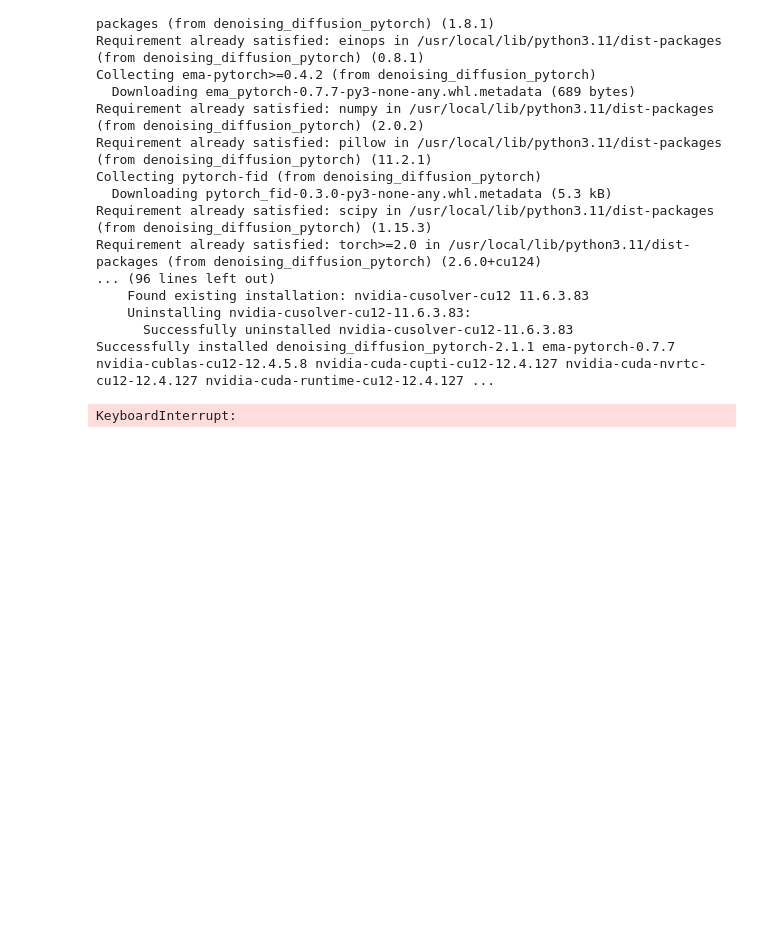
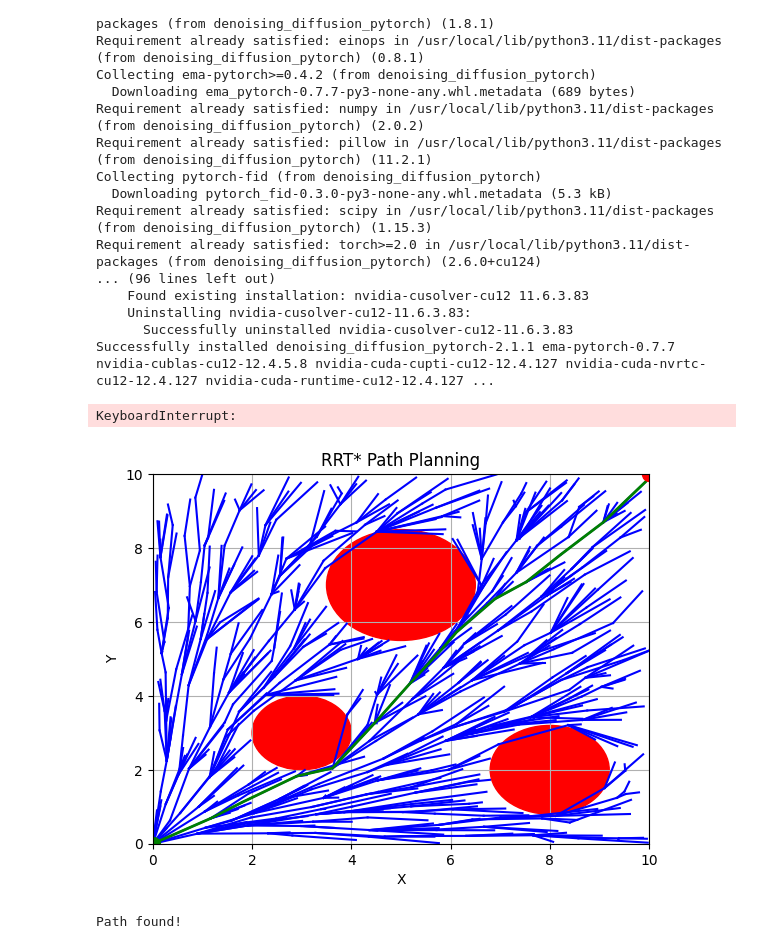
Before and after one commit to megalphian/learning_ml, a Jupyter notebook: Diffusion_Tutorial.ipynb, the cells around one changed output. Drawn from its saved outputs; the diff is of its cells as text; code cells hidden in the pictures; blank space fills up the shorter version.

```diff
--- a/Diffusion_Tutorial.ipynb
+++ b/Diffusion_Tutorial.ipynb
@@ -66,0 +203,26 @@ KeyboardInterrupt:
+# %%
+# Define the environment
+start = (0, 0)
+goal = (10, 10)
+obstacles = [(3, 3, 1), (5, 7, 1.5), (8, 2, 1.2)]  # (x, y, radius)
+x_bounds = (0, 10)
+y_bounds = (0, 10)
+
+# RRT* parameters
+max_iter = 1000
+step_size = 0.5
+neighbor_radius = 1.5
+
+# Generate a path
+rrt_star = RRTStar(start, goal, obstacles, x_bounds, y_bounds, max_iter, step_size, neighbor_radius)
+path = rrt_star.plan()
+
+# Plot the generated path
+if path:
+    rrt_star.plot(path)
+    print("Path found!")
+else:
+    print("No path found.")
+# %% [output]
+[figure, added]
+Path found!
```
Also changed, not shown: parts of 4 cells of this notebook.
